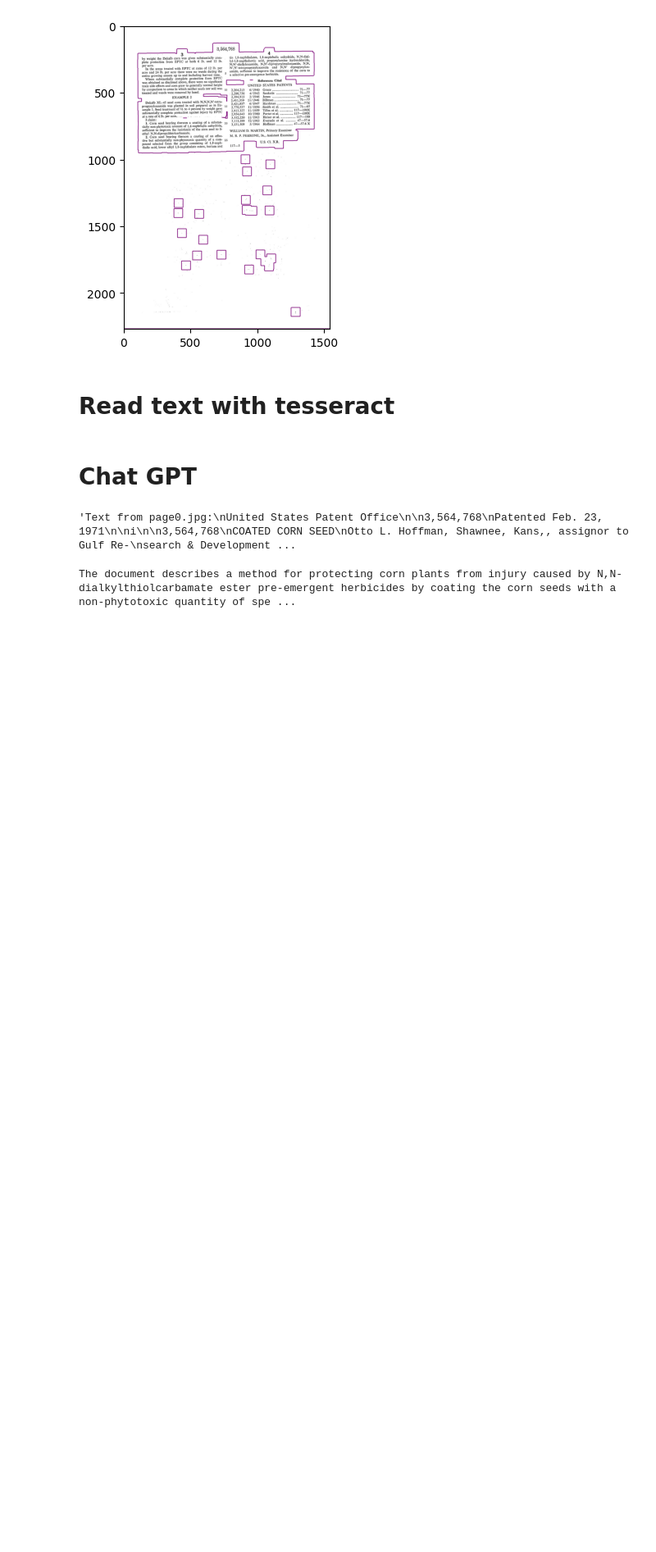
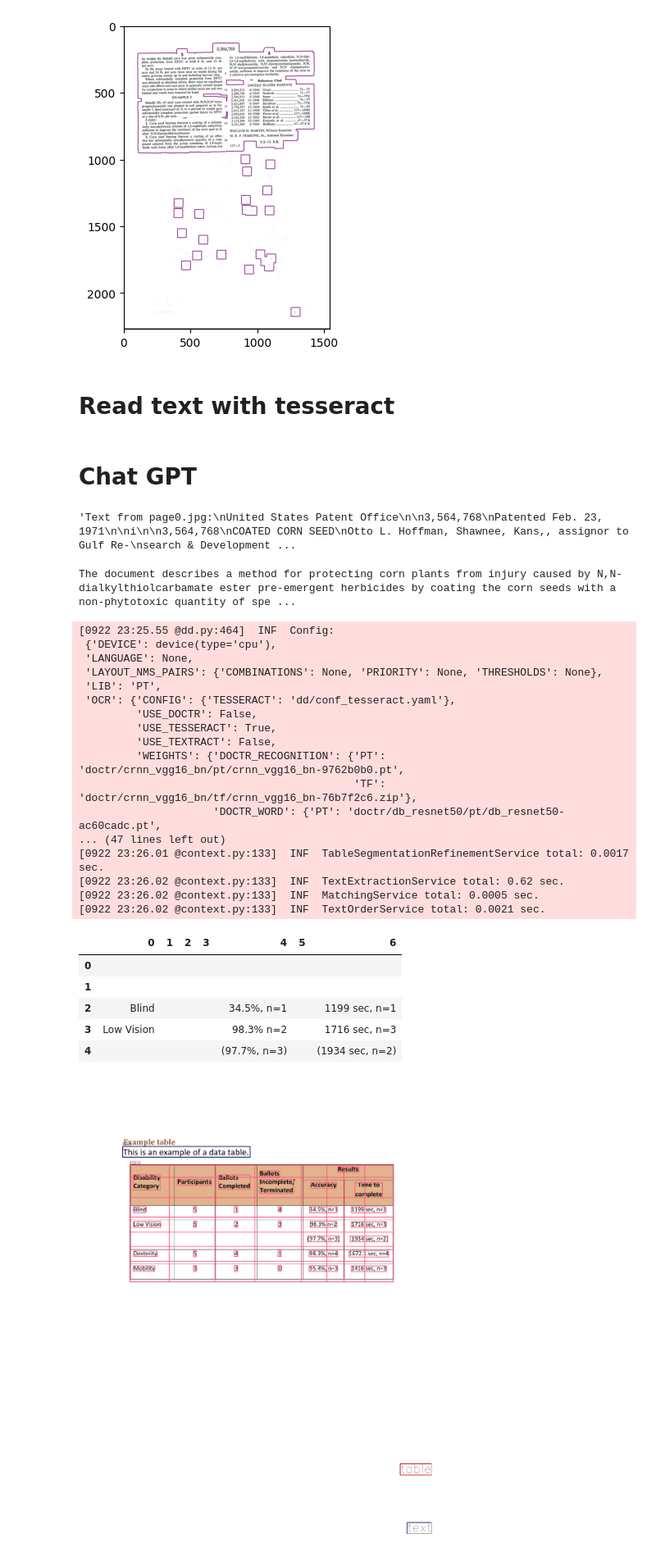
Before and after one commit to lds217/OCR, a Jupyter notebook: OCR.ipynb, the cells around one changed output. Shown at 82% size. Drawn from its saved outputs; the diff is of its cells as text; code cells hidden in the pictures; blank space fills up the shorter version.

```diff
--- a/OCR.ipynb
+++ b/OCR.ipynb
@@ -101,0 +107,42 @@ The document describes a method for protecting corn plants from injury caused by
+# %%
+path ="data/table.pdf"
+analyzer = dd.get_dd_analyzer()
+df = analyzer.analyze(path=path)
+df.reset_state()
+doc=iter(df)
+
+page = next(doc)
+
+image = page.viz()
+plt.figure(figsize = (25,17))
+plt.axis('off')
+plt.imshow(image)
+
+table = page.tables[0]
+df = pd.DataFrame(table.csv)
+df.head()
+# %% [output]
+[0922 23:25.55 @dd.py:464]  INF  Config:
+ {'DEVICE': device(type='cpu'),
+ 'LANGUAGE': None,
+ 'LAYOUT_NMS_PAIRS': {'COMBINATIONS': None, 'PRIORITY': None, 'THRESHOLDS': None},
+ 'LIB': 'PT',
+ 'OCR': {'CONFIG': {'TESSERACT': 'dd/conf_tesseract.yaml'},
+         'USE_DOCTR': False,
+         'USE_TESSERACT': True,
+         'USE_TEXTRACT': False,
+         'WEIGHTS': {'DOCTR_RECOGNITION': {'PT': 'doctr/crnn_vgg16_bn/pt/crnn_vgg16_bn-9762b0b0.pt',
+                                           'TF': 'doctr/crnn_vgg16_bn/tf/crnn_vgg16_bn-76b7f2c6.zip'},
+                     'DOCTR_WORD': {'PT': 'doctr/db_resnet50/pt/db_resnet50-ac60cadc.pt',
+... (47 lines left out)
+[0922 23:26.01 @context.py:133]  INF  TableSegmentationRefinementService total: 0.0017 sec.
+[0922 23:26.02 @context.py:133]  INF  TextExtractionService total: 0.62 sec.
+[0922 23:26.02 @context.py:133]  INF  MatchingService total: 0.0005 sec.
+[0922 23:26.02 @context.py:133]  INF  TextOrderService total: 0.0021 sec.
+|  | 0 | 1 | 2 | 3 | 4 | 5 | 6 |
+| 0 |  |  |  |  |  |  |  |
+| 1 |  |  |  |  |  |  |  |
+| 2 | Blind |  |  |  | 34.5%, n=1 |  | 1199 sec, n=1 |
+| 3 | Low Vision |  |  |  | 98.3% n=2 |  | 1716 sec, n=3 |
+| 4 |  |  |  |  | (97.7%, n=3) |  | (1934 sec, n=2) |
+[figure, added]
```
Also changed, not shown: parts of 16 cells of this notebook, 7 other files.
